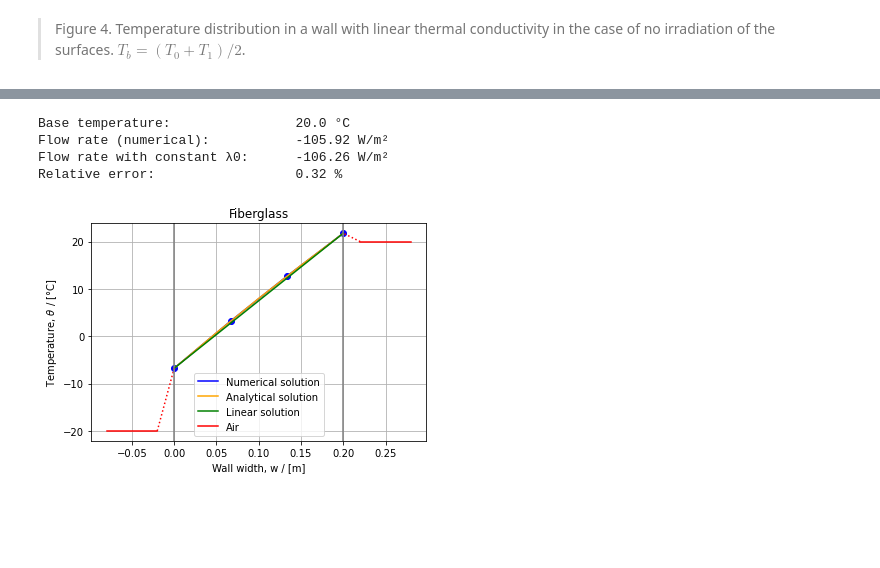
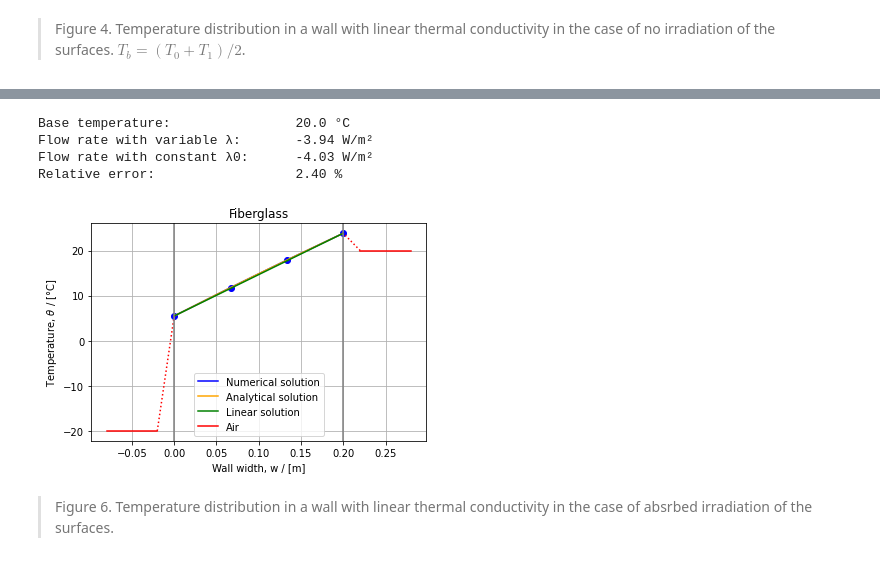
Before and after one commit to cghiaus/var_cond, a Jupyter notebook: notebooks/03_wall_steady.ipynb, the cells around one changed output, grey strips where cells are left out. Drawn from its saved outputs; the diff is of its cells as text; code cells hidden in the pictures; blank space fills up the shorter version.

```diff
--- a/notebooks/03_wall_steady.ipynb
+++ b/notebooks/03_wall_steady.ipynb
@@ -77,9 +79,10 @@ def sim_Fiberglass(width, mesh, air_temp, flow_surf, conv_coef, Tb):
     θ_a, q_a, x_a = var_cond.dirichlet_anal(conductivity_model, width,
                                             surf_temp, num=5)
 
-    var_cond.wall_plot(x, θ, x_a, θ_a, air_temp, material='Fiberglass');
+    var_cond.wall_plot(x, θ, x_a, θ_a, air_temp,
+                       material='Fiberglass');
 
-    return q, conductivity_model, [θ[0], θ[-1]]
+    return q, conductivity_model, surf_temp
 # %% [markdown]
 Let's consider the fiberglass wall for wich we can modify the width, the number of meshes for discretisation, the air temperatures, the irradiances and the convection coefficients on both sides of the wall, and the base temperature in the model of conductivity.
 # %%
@@ -129,16 +132,16 @@ Relative error:                  9.47 %
 If the base temperature is the mean of air temperatures, the relative error is small.
 # %%
 Tb = 0
-q, conductivity_model, [T0, T1] = sim_Fiberglass(width, mesh, air_temp, flow_surf, conv_coef, Tb)
+q, conductivity_model, surf_temp = sim_Fiberglass(width, mesh, air_temp, flow_surf, conv_coef, Tb)
 λ0, β, Tb, deg = conductivity_model
 
 U = 1 /(1 / conv_coef[0] + width / λ0 + 1 / conv_coef[1])
-q_m = -U * np.diff(air_temp)
+q_m = U * (air_temp[0] - air_temp[1])
 
-ε = (q_m - q[0]) / q[0]
+ε = (q_m - q[1]) / q[1]
 print(f'Base temperature: \t\t {Tb:.1f} °C')
-print(f'Flow rate (numerical): \t\t {q[0]:.2f} W/m²')
-print(f'Flow rate with constant λ0: \t {q_m[0]:.2f} W/m²')
-print(f'Relative error: \t\t {ε[0]*100:.2f} %')
+print(f'Flow rate with variable λ: \t {q[1]:.2f} W/m²')
+print(f'Flow rate with constant λ0: \t {q_m:.2f} W/m²')
+print(f'Relative error: \t\t {ε*100:.2f} %')
 # %% [output]
 Base temperature:                0.0 °C
@@ -149,17 +152,17 @@ Relative error:                  -0.16 %
 # %% [markdown]
 > Figure 3. Temperature distribution in a wall with linear thermal conductivity in the case of no irradiation of the surfaces. $T_b$ = 0 °C.
 # %%
-Tb = (T0 + T1) / 2
-q, conductivity_model, [T0, T1]  = sim_Fiberglass(width, mesh, air_temp, flow_surf, conv_coef, Tb)
+Tb = np.mean(surf_temp)
+q, conductivity_model, surf_temp  = sim_Fiberglass(width, mesh, air_temp, flow_surf, conv_coef, Tb)
 λ0, β, Tb, deg = conductivity_model
 
 U = 1 /(1 / conv_coef[0] + width / λ0 + 1 / conv_coef[1])
-q_m = -U * np.diff(air_temp)
+q_m = U * (air_temp[0] - air_temp[1])
 
-ε = (q_m - q[0]) / q[0]
+ε = (q_m - q[1]) / q[1]
 print(f'Base temperature: \t\t {Tb:.1f} °C')
-print(f'Flow rate (numerical): \t\t {q[0]:.2f} W/m²')
-print(f'Flow rate with constant λ0: \t {q_m[0]:.2f} W/m²')
-print(f'Relative error: \t\t {ε[0]*100:.2f} %')
+print(f'Flow rate with variable λ: \t {q[1]:.2f} W/m²')
+print(f'Flow rate with constant λ0: \t {q_m:.2f} W/m²')
+print(f'Relative error: \t\t {ε*100:.2f} %')
 # %% [output]
 Base temperature:                0.3 °C
@@ -179,29 +215,31 @@ The thermal circuit for the case of constant conductivity of the wall and flow r
 # %%
 Tb = 20
 air_temp = -20, 20
-flow_surf = 100, 50
+flow_surf = 200, 100
 
 q, conductivity_model, [T0, T1]  = sim_Fiberglass(width, mesh, air_temp, flow_surf, conv_coef, Tb)
 λ0, β, Tb, deg = conductivity_model
 
 A = np.array([[1, 0],
               [-1, 1],
               [0, -1]])
 G = np.diag([conv_coef[0], λ0 / width, conv_coef[1]])
 b = np.array([air_temp[0], 0, -air_temp[1]])
 f = np.array([flow_surf[0], flow_surf[1]])
 
 θ_m = np.linalg.inv(A.T @ G @ A) @ (A.T @ G @ b + f)
 q_m = G @ (-A @ θ_m + b)
 
-ε = (q_m - q[0]) / q[0]
+ε = (q_m[1] - q[1]) / q[1]
 print(f'Base temperature: \t\t {Tb:.1f} °C')
-print(f'Flow rate (numerical): \t\t {q[0]:.2f} W/m²')
-print(f'Flow rate with constant λ0: \t {q_m[0]:.2f} W/m²')
-print(f'Relative error: \t\t {ε[0]*100:.2f} %')
+print(f'Flow rate with variable λ: \t {q[1]:.2f} W/m²')
+print(f'Flow rate with constant λ0: \t {q_m[1]:.2f} W/m²')
+print(f'Relative error: \t\t {ε*100:.2f} %')
 # %% [output]
 Base temperature:                20.0 °C
-Flow rate (numerical):           -105.92 W/m²
-Flow rate with constant λ0:      -106.26 W/m²
-Relative error:                  0.32 %
+Flow rate with variable λ:       -3.94 W/m²
+Flow rate with constant λ0:      -4.03 W/m²
+Relative error:                  2.40 %
-[figure, old version]
+[figure, new version]
+# %% [markdown]
+> Figure 6. Temperature distribution in a wall with linear thermal conductivity in the case of absrbed irradiation of the surfaces.
```
Also changed, not shown: parts of 6 cells of this notebook.
